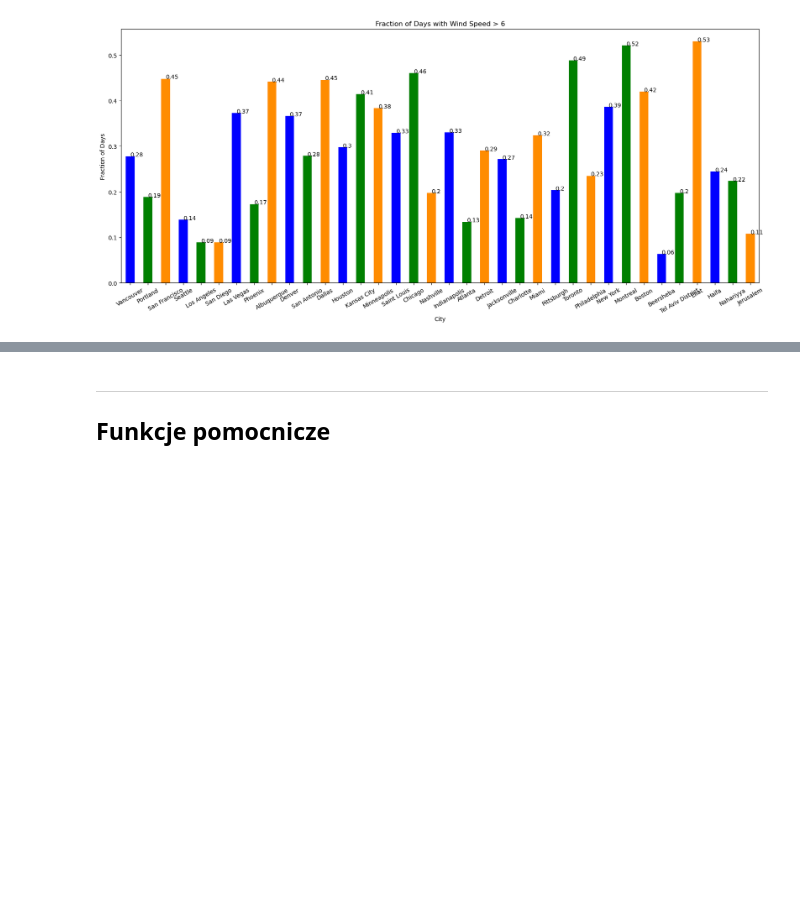
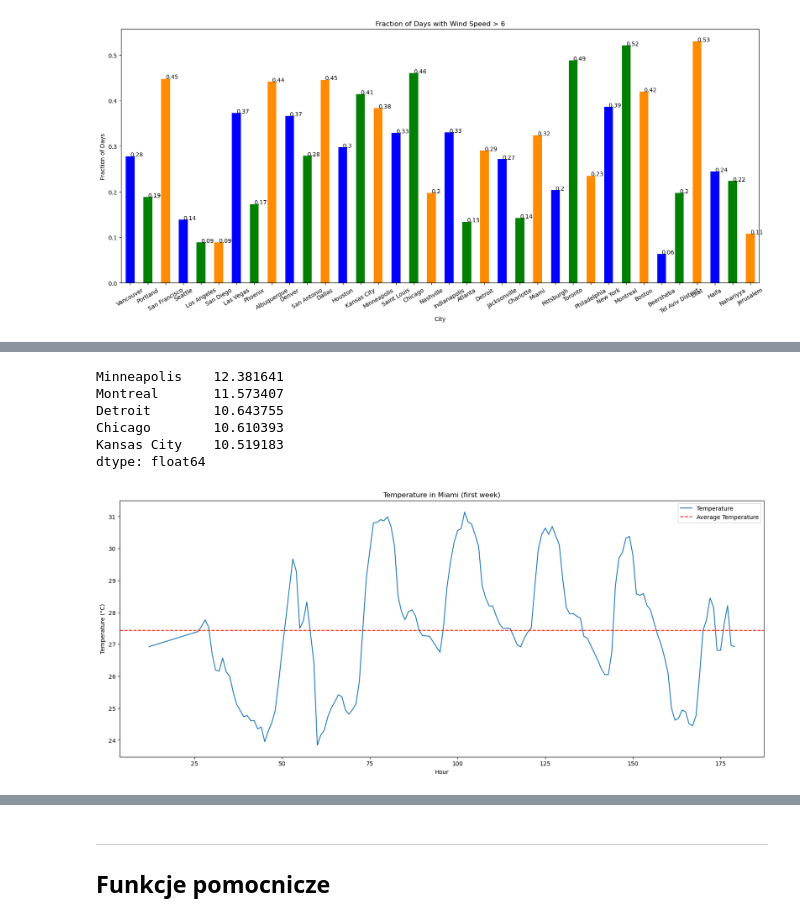
Before and after one commit to Kubex212/sn3, a Jupyter notebook: model.ipynb, the cells around one changed output, grey strips where cells are left out. Drawn from its saved outputs; the diff is of its cells as text; code cells hidden in the pictures; blank space fills up the shorter version.

```diff
--- a/model.ipynb
+++ b/model.ipynb
@@ -125,0 +152,25 @@ plt.show()
+# %%
+std_series = temperature_data.std()
+sorted_columns = std_series.sort_values(ascending=False)
+sorted_df = temperature_data[sorted_columns.index]
+
+sorted_columns.head(5)
+# %% [output]
+Minneapolis    12.381641
+Montreal       11.573407
+Detroit        10.643755
+Chicago        10.610393
+Kansas City    10.519183
+dtype: float64
+# %%
+data = (temperature_data_hourly['Miami'] - 273.15).head(24*7)
+plt.figure(figsize=(20, 8))
+plt.plot(data, label='Temperature')
+plt.axhline(y=data.mean(), color='red', linestyle='--', label='Average Temperature')
+plt.title('Temperature in Miami (first week)')
+plt.xlabel('Hour')
+plt.ylabel('Temperature (°C)')
+plt.legend()
+plt.show()
+# %% [output]
+[figure, added]
```
Also changed, not shown: parts of 31 cells of this notebook.
